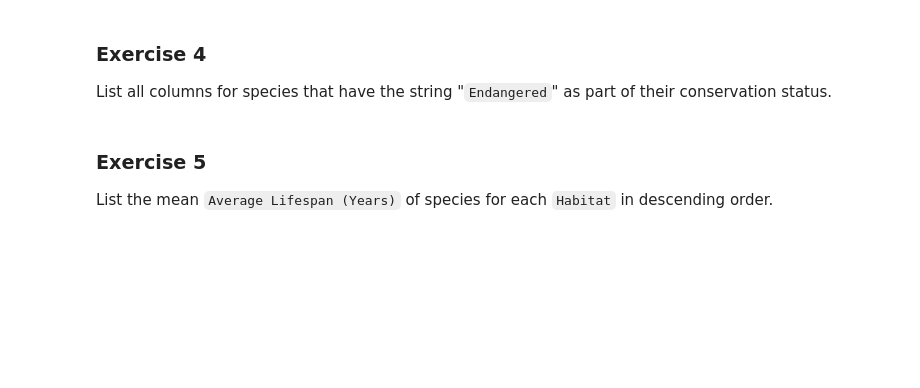
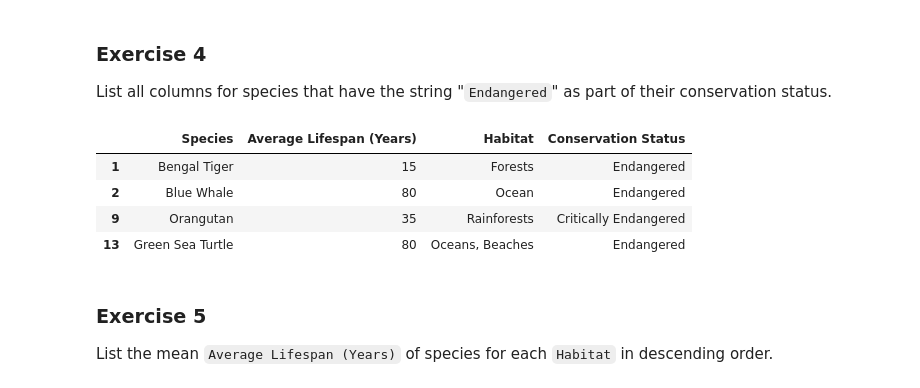
Before and after one commit to RealElvince/alx, a Jupyter notebook: notebooks/Working_with_Dataframes_exercise.ipynb, the cells around one changed output. Saved outputs shown, nothing was run; the diff lists cells and outputs as text; code cells hidden in the pictures; blank space fills up the shorter version.

```diff
--- a/notebooks/Working_with_Dataframes_exercise.ipynb
+++ b/notebooks/Working_with_Dataframes_exercise.ipynb
@@ -132,3 +138,12 @@ List all columns for species that have the string "`Endangered`" as part of thei
+# %%
+endangered_animal_df = animal_df[animal_df['Conservation Status'].str.contains('Endangered')]
+endangered_animal_df
+# %% [output]
+|  | Species | Average Lifespan (Years) | Habitat | Conservation Status |
+| 1 | Bengal Tiger | 15 | Forests | Endangered |
+| 2 | Blue Whale | 80 | Ocean | Endangered |
+| 9 | Orangutan | 35 | Rainforests | Critically Endangered |
+| 13 | Green Sea Turtle | 80 | Oceans, Beaches | Endangered |
 # %% [markdown]
 ### Exercise 5
 
```
Also changed, not shown: parts of 11 cells of this notebook.
